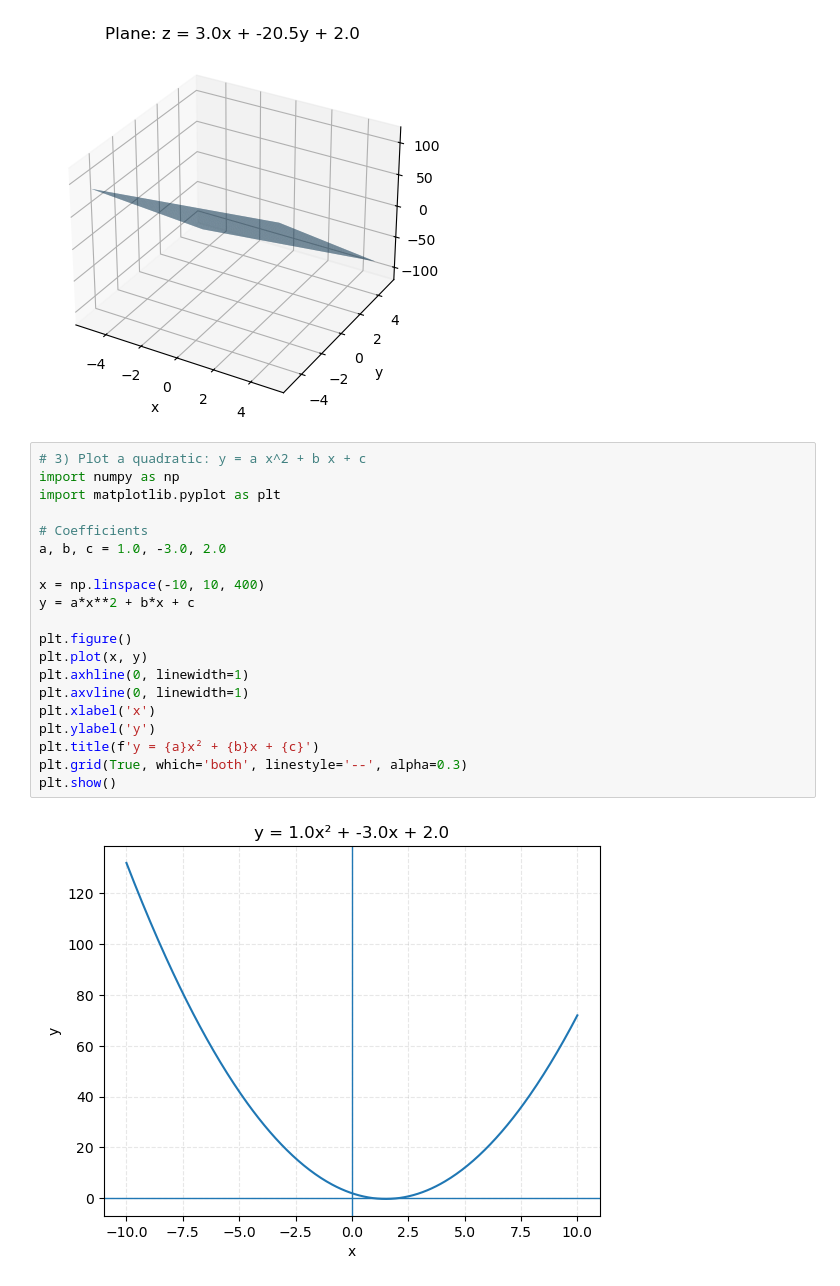
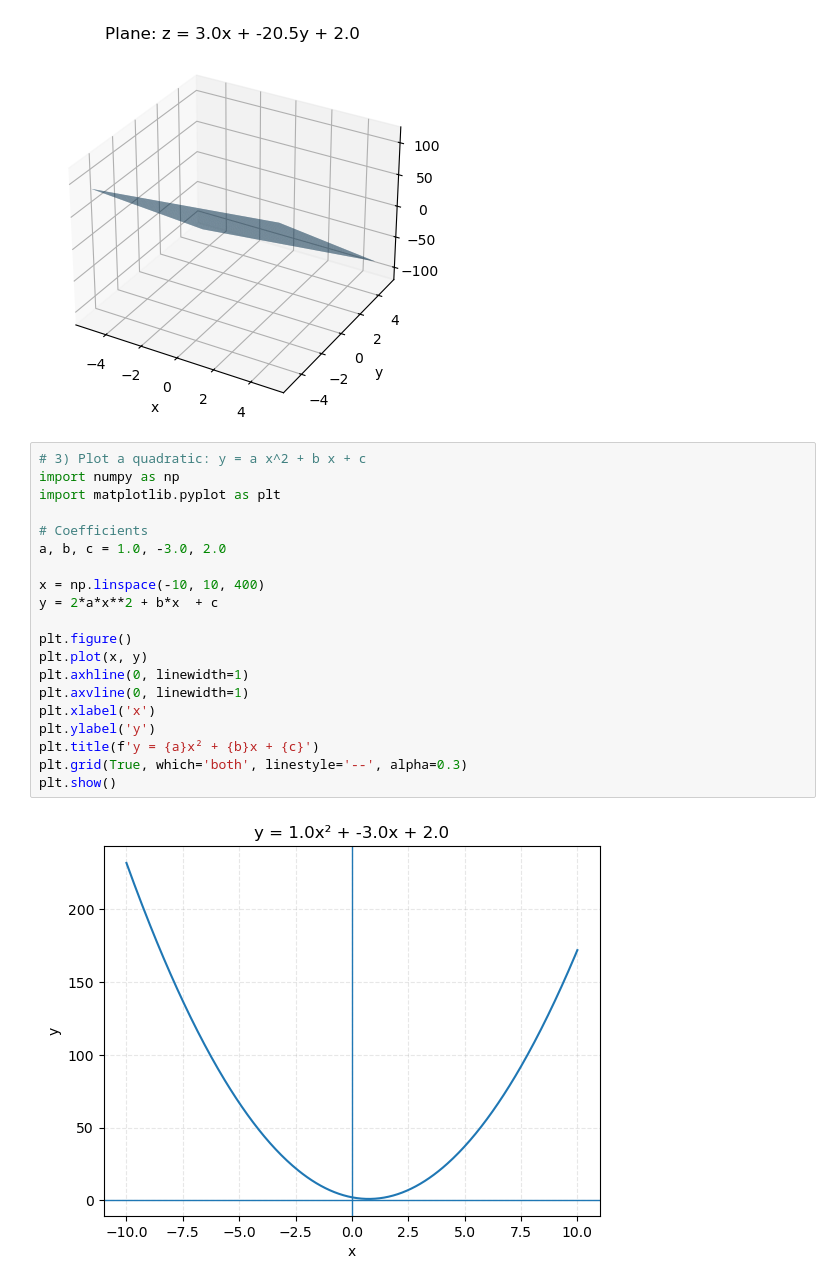
Before and after one commit to pythonai200425/06.11.2025, a Jupyter notebook: a_planes.ipynb, the cells around one changed output. Saved outputs shown, nothing was run; the diff lists cells and outputs as text.

```diff
--- a/a_planes.ipynb
+++ b/a_planes.ipynb
@@ -49,22 +49,22 @@ plt.show()
 # %%
 # 3) Plot a quadratic: y = a x^2 + b x + c
 import numpy as np
 import matplotlib.pyplot as plt
 
 # Coefficients
 a, b, c = 1.0, -3.0, 2.0
 
 x = np.linspace(-10, 10, 400)
-y = a*x**2 + b*x + c
+y = 2*a*x**2 + b*x  + c
 
 plt.figure()
 plt.plot(x, y)
 plt.axhline(0, linewidth=1)
 plt.axvline(0, linewidth=1)
 plt.xlabel('x')
 plt.ylabel('y')
 plt.title(f'y = {a}x² + {b}x + {c}')
 plt.grid(True, which='both', linestyle='--', alpha=0.3)
 plt.show()
 # %% [output]
-[figure, old version]
+[figure, new version]
```
Also changed, not shown: 2 other files.
